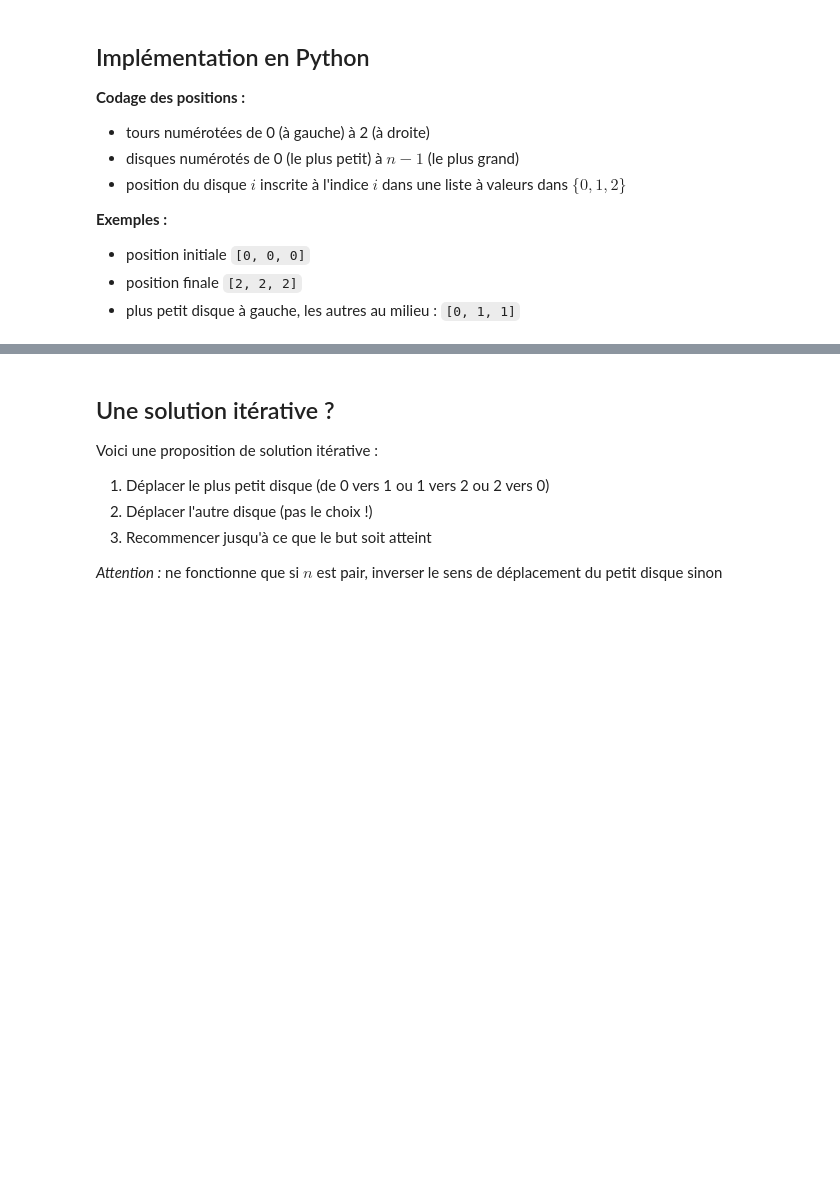
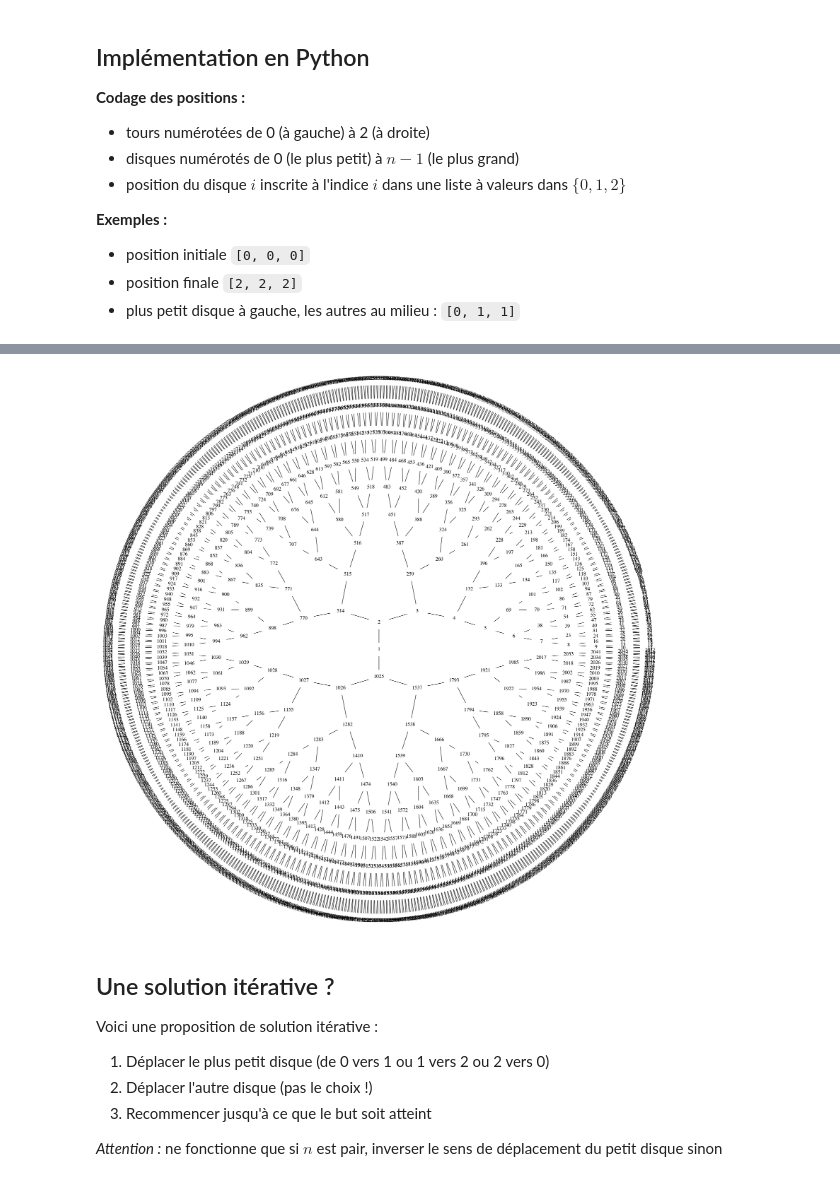
Before and after one commit to UGE-IGM/amphis-AP2, a Jupyter notebook: 03-problemes-recursifs.ipynb, the cells around one changed output, grey strips where cells are left out. Cells and saved outputs as stored; diff of their text form; code cells hidden in the pictures; blank space fills up the shorter version.

```diff
--- a/03-problemes-recursifs.ipynb
+++ b/03-problemes-recursifs.ipynb
@@ -239,3 +260,3 @@ Image(g.draw(prog='dot', format='png'))
 # %%
 tours = [0] * 10
-g = hanoi(tours, 10).graph(verbose=False)
+g = hanoi(tours, 10).graph(verbose_labels=False)
@@ -244,3 +281,8 @@ Image(g.draw(prog='twopi', format='png'))
+# %%
+g.engine = 'twopi'
+Image(g.pipe("png"))
+# %% [output]
+[figure, added]
 # %% [markdown]
 ## Une solution itérative ?
 
```
Also changed, not shown: parts of 12 cells of this notebook, 6 other files.
